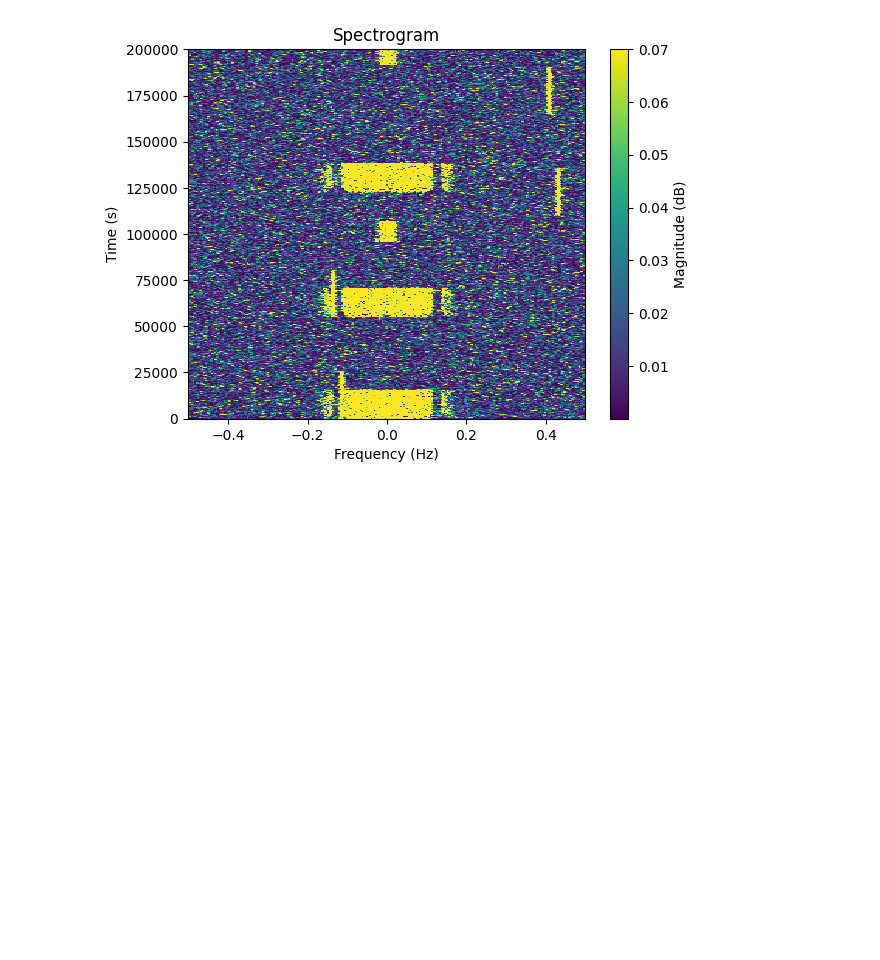
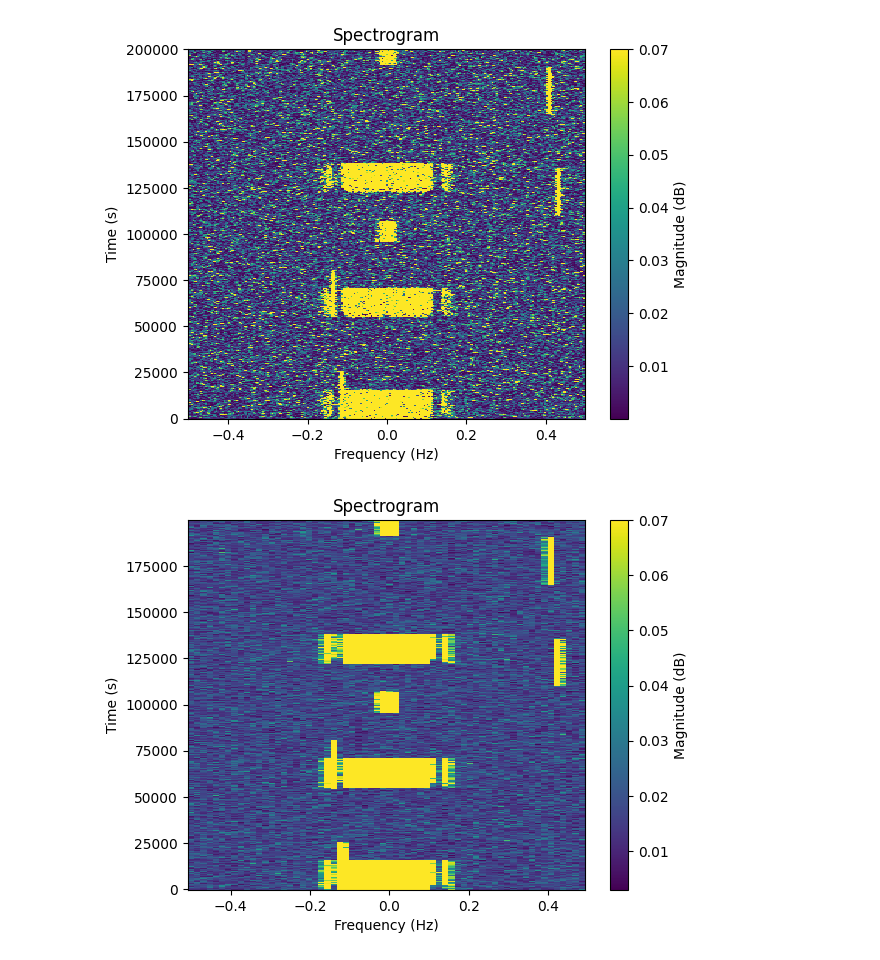
Before and after one commit to sds100/TinyMLSpectrumSensing, a Jupyter notebook: spectrum-painting.ipynb, the cells around one changed output. Cells and saved outputs as stored; diff of their text form; code cells hidden in the pictures; blank space fills up the shorter version.

Commit message:
downsample image with scikit-image package

```diff
--- a/spectrum-painting.ipynb
+++ b/spectrum-painting.ipynb
@@ -63,3 +64,15 @@ plt.show()
 (1564,)
 (256, 1564)
 [figure]
+# %%
+factor = 4
+downsampled = downscale_local_mean(Sxx_abs, (factor, factor))
+
+plt.pcolormesh(f[::factor], t[::factor], np.clip(downsampled, 0, 0.07).T, shading="nearest")
+plt.xlabel('Frequency (Hz)')
+plt.ylabel('Time (s)')
+plt.title('Spectrogram')
+plt.colorbar(label='Magnitude (dB)')
+plt.show()
+# %% [output]
+[figure, added]
```
Also changed, not shown: parts of 1 cell of this notebook, 1 other file.
